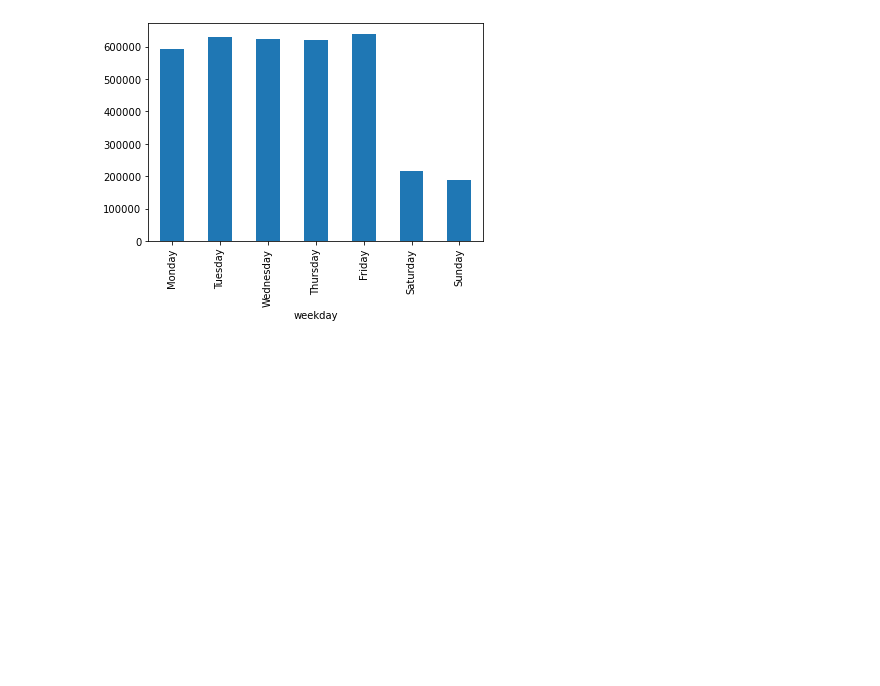
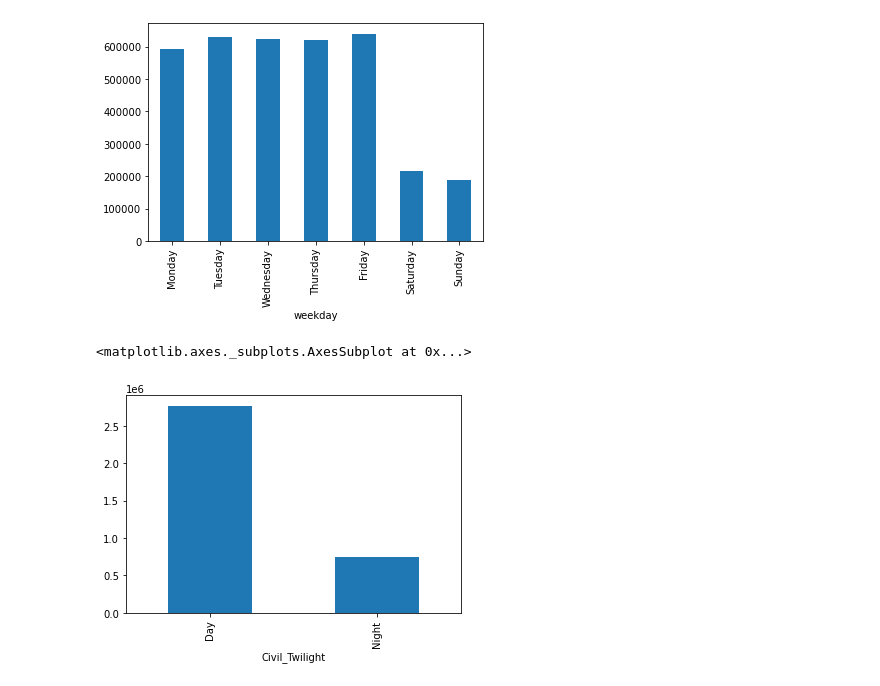
Before and after one commit to itilakGH/car_accident_analysis_US, a Jupyter notebook: us_accidents.ipynb, the cells around one changed output. Drawn from its saved outputs; the diff is of its cells as text; code cells hidden in the pictures; blank space fills up the shorter version.

Commit message:
exploring the data - adding more graphs

```diff
--- a/us_accidents.ipynb
+++ b/us_accidents.ipynb
@@ -189,3 +190,8 @@ file_dates.groupby(file_dates['weekday']).size().loc[order].plot.bar()
 # %% [output]
 <matplotlib.axes._subplots.AxesSubplot at 0x...>
 [figure]
+# %%
+file_dates.groupby(file_dates['Civil_Twilight']).size().plot.bar()
+# %% [output]
+<matplotlib.axes._subplots.AxesSubplot at 0x...>
+[figure, added]
```
Also changed, not shown: parts of 3 cells of this notebook.
